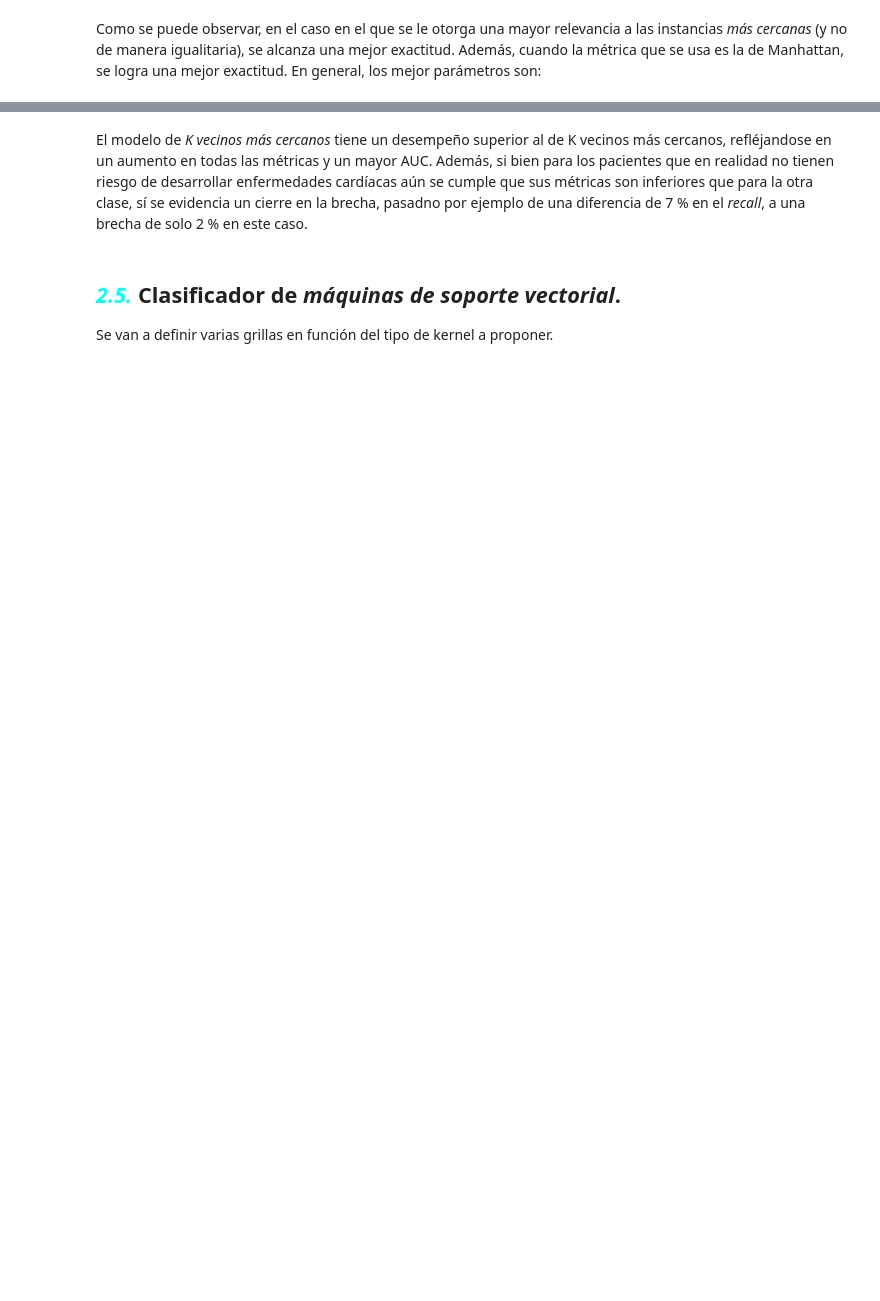
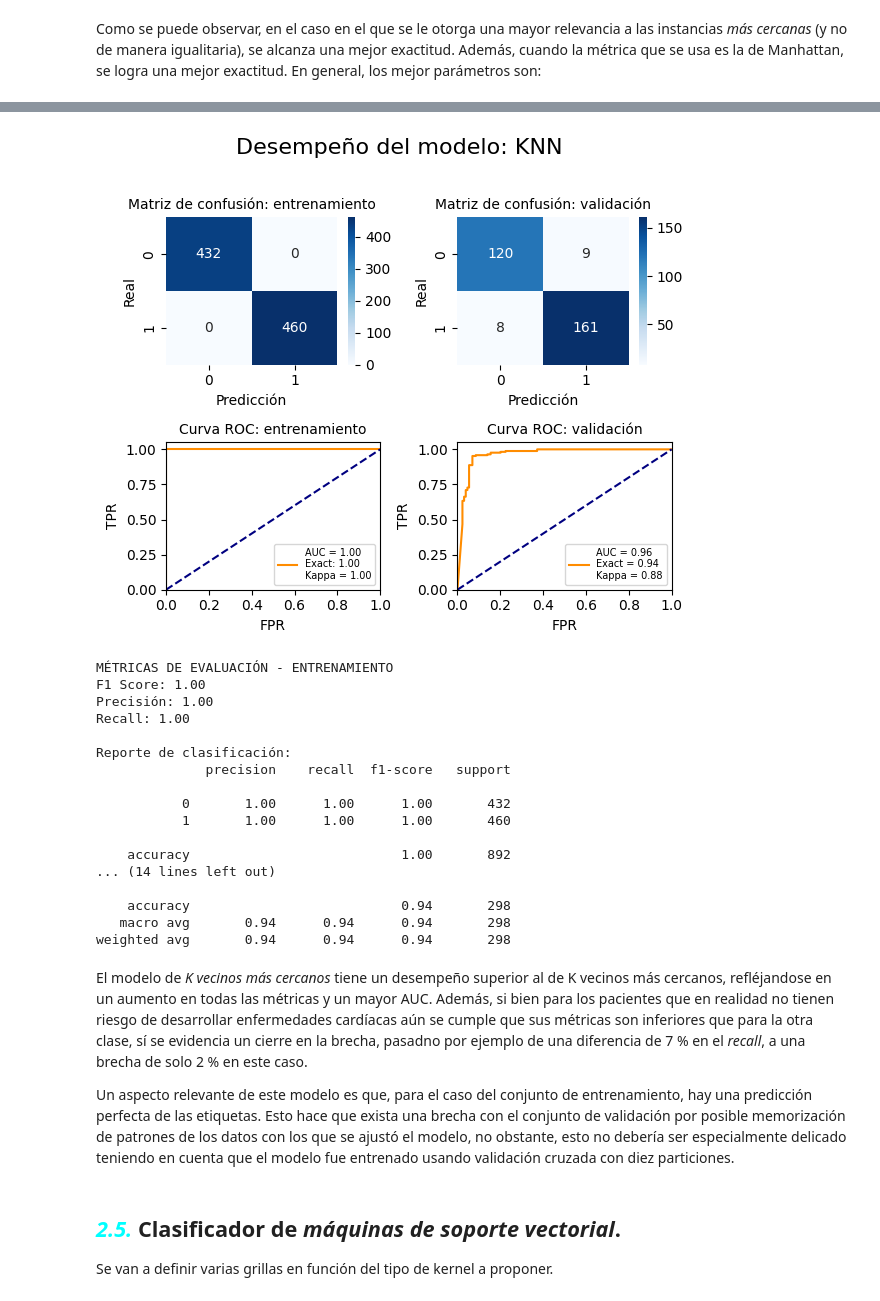
Before and after one commit to scuartasr/aprendmaq_entregable_1, a Jupyter notebook: Cuadernos/entreg1_clasif_regres.ipynb, the cells around one changed output, grey strips where cells are left out. Drawn from its saved outputs; the diff is of its cells as text; code cells hidden in the pictures; blank space fills up the shorter version.

```diff
--- a/Cuadernos/entreg1_clasif_regres.ipynb
+++ b/Cuadernos/entreg1_clasif_regres.ipynb
@@ -1323,9 +1523,30 @@ print(f"Mejor exactitud: {grilla_knn.best_score_:.2f}")
 # Mejor modelo
 mejor_knn = grilla_knn.best_estimator_
 # %%
-plot_confusion_and_roc(mejor_knn, X_test, y_test, modelo='KNN',)
+plot_confusion_and_roc(mejor_knn, X_train, y_train, X_test, y_test, modelo='KNN',)
+# %% [output]
+[figure, added]
+MÉTRICAS DE EVALUACIÓN - ENTRENAMIENTO
+F1 Score: 1.00
+Precisión: 1.00
+Recall: 1.00
+
+Reporte de clasificación:
+              precision    recall  f1-score   support
+
+           0       1.00      1.00      1.00       432
+           1       1.00      1.00      1.00       460
+
+    accuracy                           1.00       892
+... (14 lines left out)
+
+    accuracy                           0.94       298
+   macro avg       0.94      0.94      0.94       298
+weighted avg       0.94      0.94      0.94       298
 # %% [markdown]
 El modelo de *K vecinos más cercanos* tiene un desempeño superior al de K vecinos más cercanos, refléjandose en un aumento en todas las métricas y un mayor AUC. Además, si bien para los pacientes que en realidad no tienen riesgo de desarrollar enfermedades cardíacas aún se cumple que sus métricas son inferiores que para la otra clase, sí se evidencia un cierre en la brecha, pasadno por ejemplo de una diferencia de 7 % en el *recall*, a una brecha de solo 2 % en este caso.
+
+Un aspecto relevante de este modelo es que, para el caso del conjunto de entrenamiento, hay una predicción perfecta de las etiquetas. Esto hace que exista una brecha con el conjunto de validación por posible memorización de patrones de los datos con los que se ajustó el modelo, no obstante, esto no debería ser especialmente delicado teniendo en cuenta que el modelo fue entrenado usando validación cruzada con diez particiones.
 # %% [markdown]
 ## <span style = 'color: cyan'>***2.5.***</span> Clasificador de ***máquinas de soporte vectorial***.
 
```
Also changed, not shown: parts of 59 cells of this notebook.
